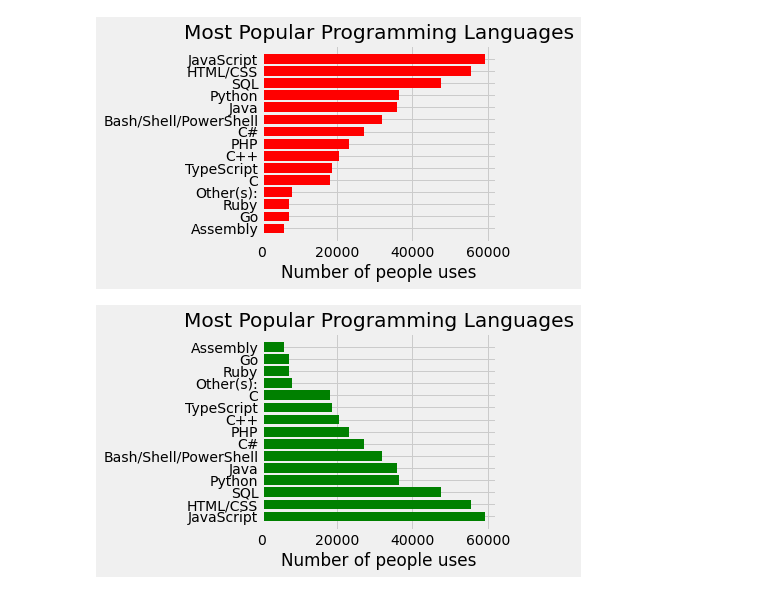
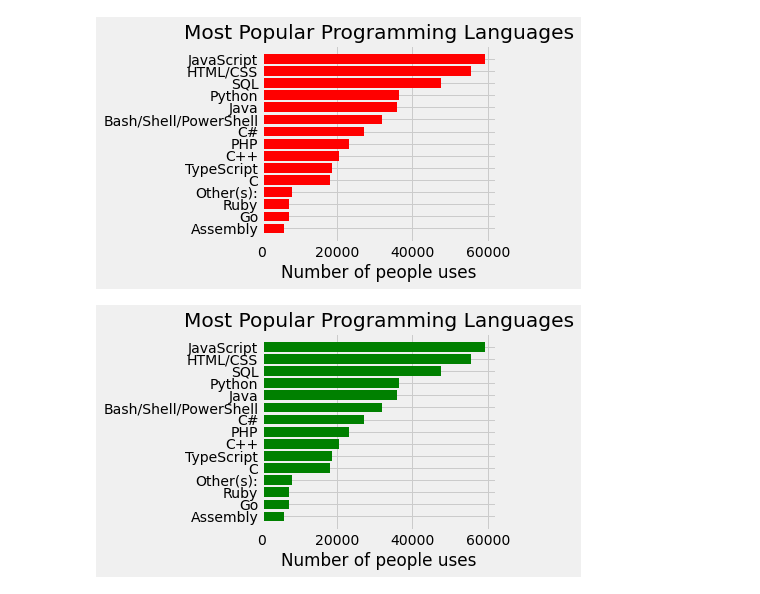
Before and after one commit to SpandanSarkar/Matplotlib, a Jupyter notebook: Bar Charts.ipynb, the cells around one changed output. Drawn from its saved outputs; the diff is of its cells as text; code cells hidden in the pictures.

```diff
--- a/Bar Charts.ipynb
+++ b/Bar Charts.ipynb
@@ -175,25 +175,26 @@ import pandas as pd
 # %%
 data = pd.read_csv('data.csv')
 ids = data['Responder_id']
 lang_responses = data['LanguagesWorkedWith']
 
 language_counter = Counter()
 
 for response in lang_responses:
     language_counter.update(response.split(';'))
 
 lang = []
 popu = []
 for item in language_counter.most_common(15):
     lang.append(item[0])
     popu.append(item[1])
 
-
+lang.reverse()
+popu.reverse()
 plt.barh(lang, popu, color='g')
 plt.title("Most Popular Programming Languages")
 #plt.ylabel("Programming Languages")
 plt.xlabel("Number of people uses")
 plt.tight_layout()
 plt.show()
 # %% [output]
-[figure, old version]
+[figure, new version]
```
